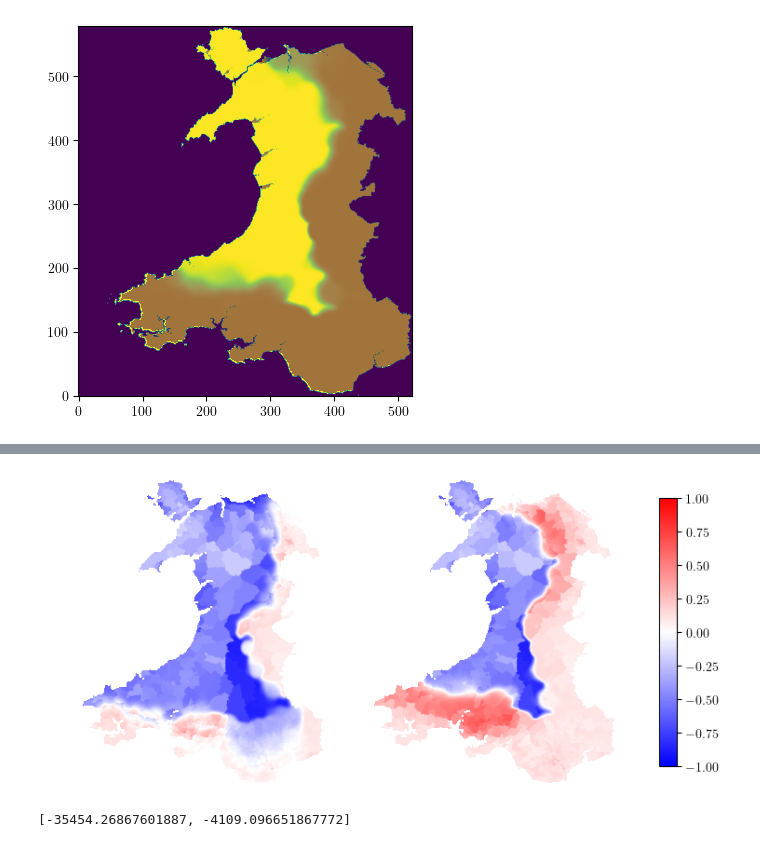
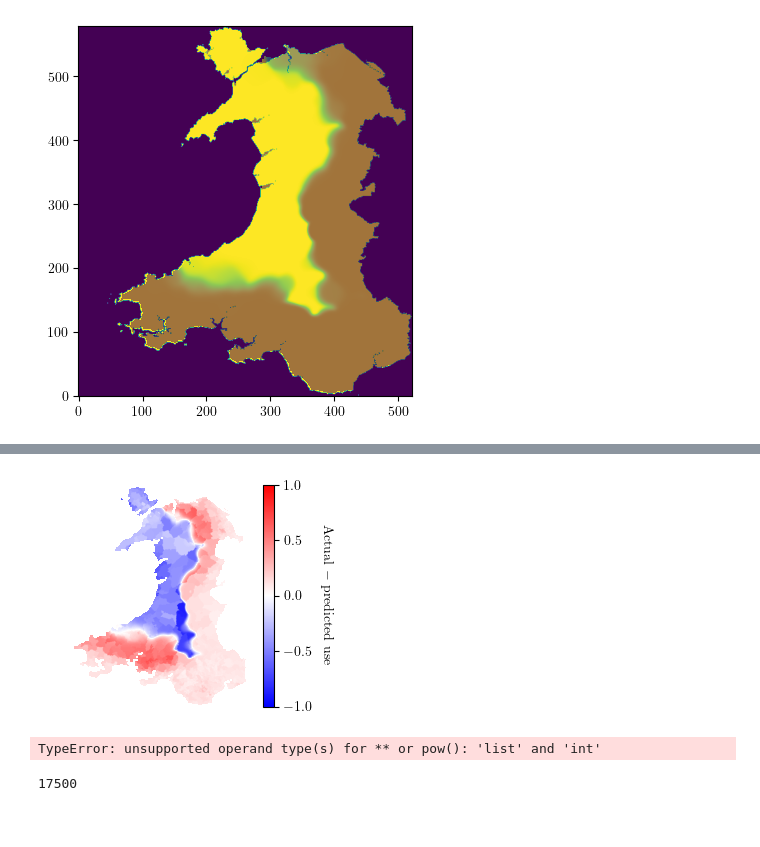
Before and after one commit to dbcq/modelling_language_decline, a Jupyter notebook: code/comparing_wales.ipynb, the cells around one changed output, grey strips where cells are left out. Saved outputs shown, nothing was run; the diff lists cells and outputs as text; code cells hidden in the pictures.

Commit message:
comparing_wales notebook tidied

```diff
--- a/code/comparing_wales.ipynb
+++ b/code/comparing_wales.ipynb
@@ -164,52 +262,66 @@ plt.show();
 # %%
-gridspec = {'width_ratios': [1, 1], 'height_ratios': [1]}
-fig, axs = plt.subplots(1, 2, gridspec_kw=gridspec, constrained_layout=True)
+import numpy as np
+from matplotlib import pyplot as plt
+from PIL import Image
+import matplotlib
 
-# Get current usage
+matplotlib.rcParams.update({
+    "pgf.texsystem": "pdflatex",
+    'font.family': 'serif',
+    'text.usetex': True,
+    'pgf.rcfonts': False,
+})
+
 usage = Image.open('wales_current_welsh_usage.tif')
 usage = np.array(usage) * 0.01
 usage = np.flip(usage, axis=0)
 
 usage_mask = Image.open("wales_current_usage_mask.tif")
 usage_mask = np.array(usage_mask).astype(bool)
 usage_mask = np.flip(usage_mask, axis=0)
 usage[~usage_mask] = np.nan
 
-
-ks = [8000, 28000]
 freq_mask = Image.open("attempt2_wales_country_mask.tif")
 freq_mask = np.array(freq_mask).astype(bool)
 freq_mask = np.flip(freq_mask, axis=0)
+mask_shape = freq_mask.shape
 
-total_diffs = []
+# k=66500
+# k=17500
+k=21000
+# freq = np.load(f"walesICbook5Alpha1.2Beta1.1SigmavarFactor2Deltat0.0004Tmax500.0_0/walesICbook5Alpha1.2Beta1.1SigmavarFactor2Deltat0.0004Tmax500.0MEMORY_0_{k}.npy")
+# freq = np.load(f"../walesICbook5Alpha2.5Beta1.1SigmavarFactor2Deltat0.0004Tmax500.0_0/walesICbook5Alpha2.5Beta1.1SigmavarFactor2Deltat0.0004Tmax500.0MEMORY_0_{k}.npy")
+freq = np.load(f"walesICbook5Alpha2.3Beta1.1SigmavarFactor2Deltat0.0004Tmax500.0_0/walesICbook5Alpha2.3Beta1.1SigmavarFactor2Deltat0.0004Tmax500.0MEMORY_0_{k}.npy")
 
-for i, k in enumerate(ks):
-    ax = axs[i]
-    freq = np.load(f"../data/walesICbook5Alpha1.7Beta1.1SigmavarFactor1Deltat0.0004Tmax500.0MEMORY_1_{k}.npy")
-    mask_shape = freq_mask.shape
-    freq = freq[:mask_shape[0], :mask_shape[1]]
-    freq[~freq_mask] = np.nan
+freq = freq[:mask_shape[0], :mask_shape[1]]
+freq[~freq_mask] = np.nan
 
-    # usage = usage/(np.nanmax(usage))
-    diff = usage - freq
-    total_diff = np.nansum(diff)
-    total_diffs.append(total_diff)
-
-    diff = ax.imshow(diff, origin='lower', cmap='bwr', vmin=-1, vmax=1)
-
-for ax in axs:
-    ax.axis('off')
-
-plt.tight_layout()
-# cax = axs[2]
-cax = fig.add_axes([1.05, 0.2, 0.03, 0.6], transform = ax.transAxes)
-cb = fig.colorbar(diff, cax=cax, shrink=0.9)
-# c.set_ylim(-0.9, 0.9)
+# usage = usage/(np.nanmax(usage))
+diff = usage - freq
+total_diff = np.nansum(diff)
 
 
-plt.show();
+fig, ax = plt.subplots()
 
-print(total_diffs)
+plt.imshow(diff, origin="lower", cmap='bwr', vmin=-1.0, vmax=1.0)
+cb = plt.colorbar()
+cb.set_label("Actual $-$ predicted use", rotation=270, labelpad=15)
+
+ax.axis("off")
+s = fig.get_size_inches()
+fig.set_size_inches(float(s[0])*0.6, float(s[1])*0.6)
+# plt.savefig("wales_residuals_2.5.pdf", bbox_inches="tight")
+plt.show()
 # %% [output]
-[figure, old version]
+[figure, new version]
-[-35454.26867601887, -4109.096651867772]
+# %%
+total_diffs
+m = np.argmin(np.array(total_diffs)**2)
+m
+# %% [output]
+TypeError: unsupported operand type(s) for ** or pow(): 'list' and 'int'
+# %%
+nums[35]
+# nums[133]
+# %% [output]
+17500
```
Also changed, not shown: parts of 12 cells of this notebook.
